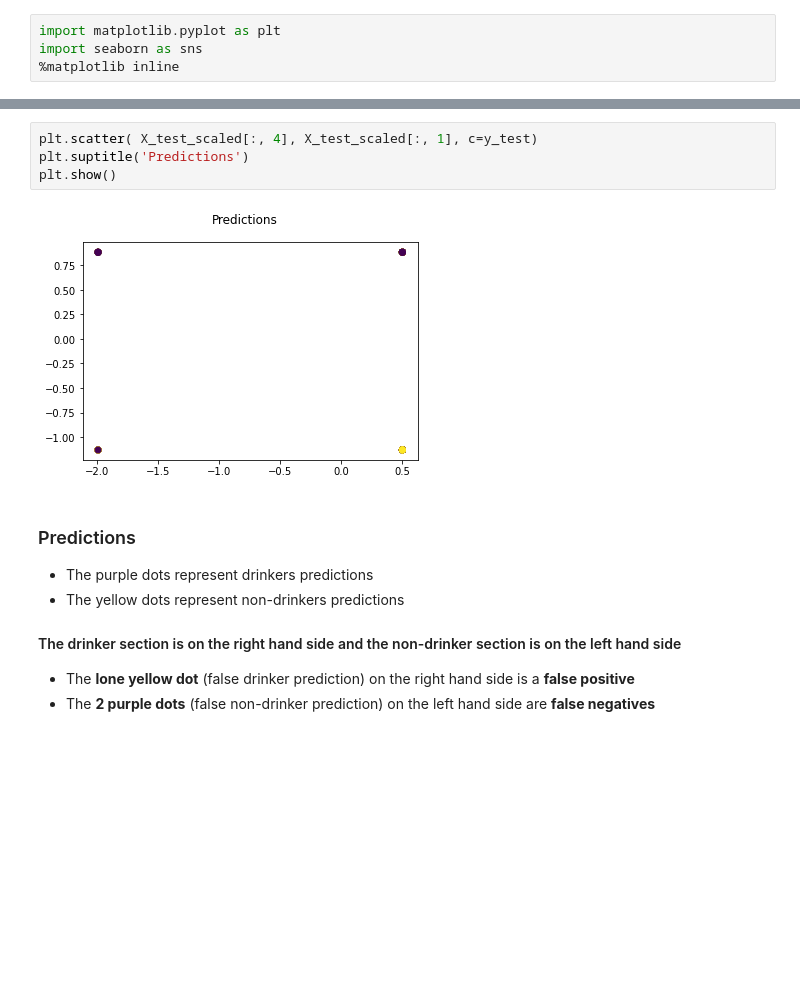
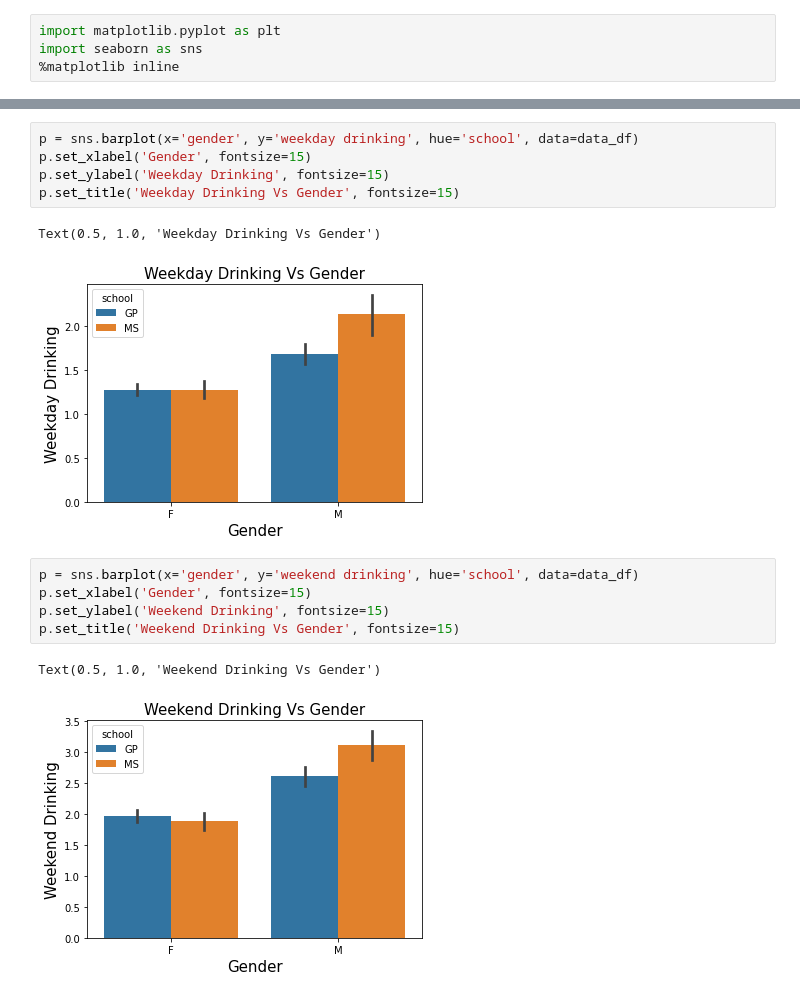
Before and after one commit to jaimiesj/health_outcomes, a Jupyter notebook: src/learn.ipynb, the cells around one changed output, grey strips where cells are left out. Saved outputs shown, nothing was run; the diff lists cells and outputs as text; blank space fills up the shorter version.

Commit message:
more charts added

```diff
--- a/src/learn.ipynb
+++ b/src/learn.ipynb
@@ -525,14 +508,16 @@ plt.show()
-# %%
-plt.scatter( X_test_scaled[:, 4], X_test_scaled[:, 1], c=y_test)
-plt.suptitle('Predictions')
-plt.show()
-# %% [output]
-[figure, removed]
-# %% [markdown]
-### Predictions
- - The purple dots represent drinkers predictions
- - The yellow dots represent non-drinkers predictions
-
-#### The drinker section is on the right hand side and the non-drinker section is on the left hand side
- - The **lone yellow dot** (false drinker prediction) on the right hand side is a **false positive**
- - The **2 purple dots** (false non-drinker prediction) on the left hand side are **false negatives**
+# %%
+p = sns.barplot(x='gender', y='weekday drinking', hue='school', data=data_df)
+p.set_xlabel('Gender', fontsize=15)
+p.set_ylabel('Weekday Drinking', fontsize=15)
+p.set_title('Weekday Drinking Vs Gender', fontsize=15)
+# %% [output]
+Text(0.5, 1.0, 'Weekday Drinking Vs Gender')
+[figure, added]
+# %%
+p = sns.barplot(x='gender', y='weekend drinking', hue='school', data=data_df)
+p.set_xlabel('Gender', fontsize=15)
+p.set_ylabel('Weekend Drinking', fontsize=15)
+p.set_title('Weekend Drinking Vs Gender', fontsize=15)
+# %% [output]
+Text(0.5, 1.0, 'Weekend Drinking Vs Gender')
+[figure, added]
```
Also changed, not shown: parts of 8 cells of this notebook.
